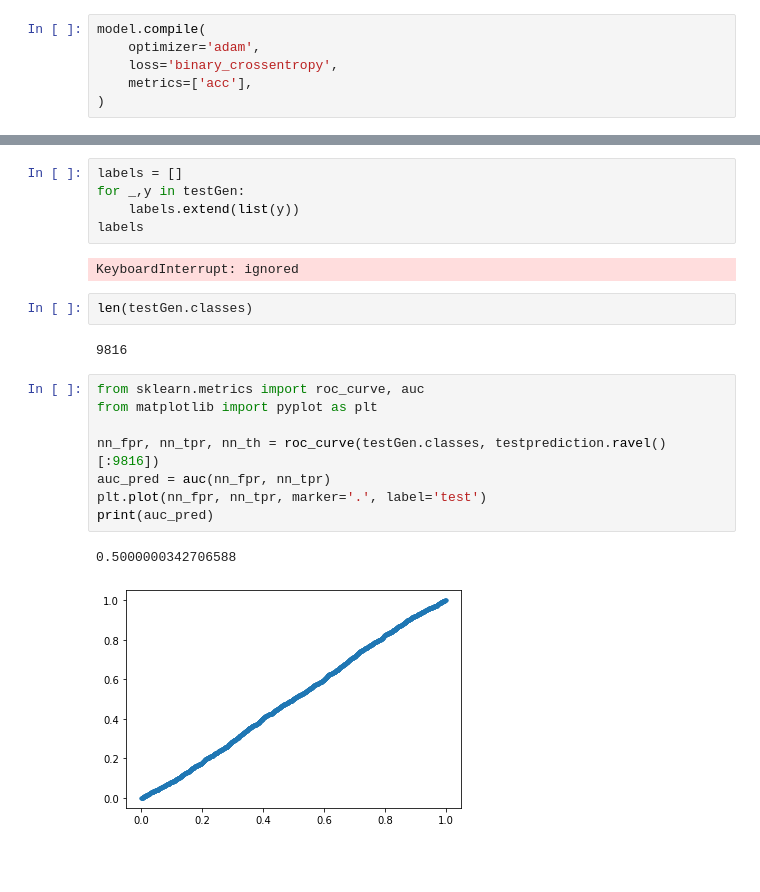
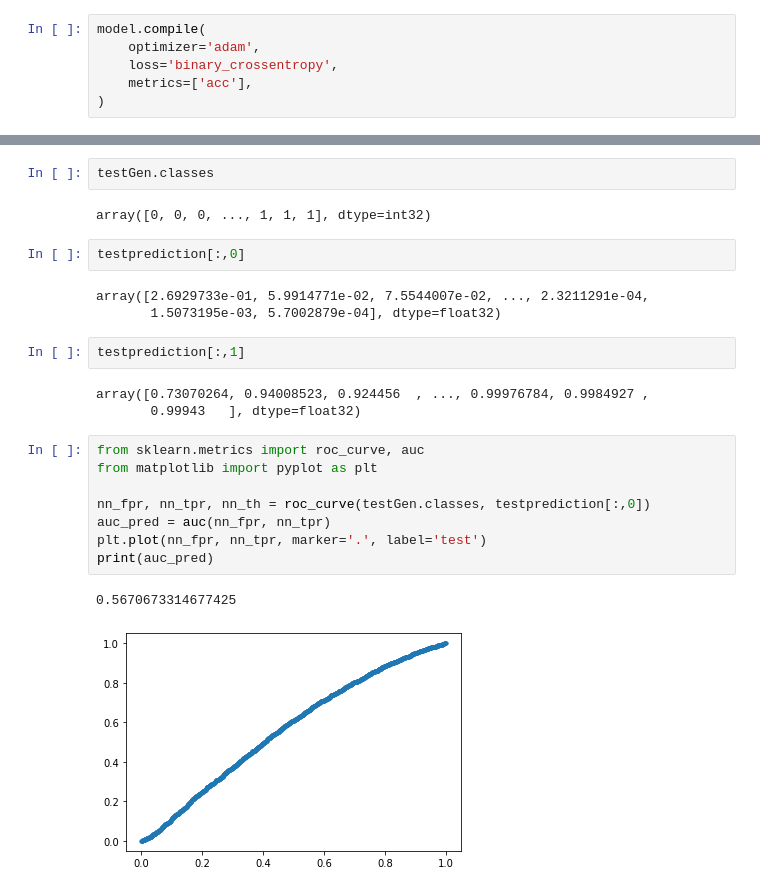
Before and after one commit to BrotherKim/KAIST_CODE, a Jupyter notebook: SEP592/BK_resnet50_BRCA_classification_32_ROC.ipynb, the cells around one changed output, grey strips where cells are left out. Cells and saved outputs as stored; diff of their text form; blank space fills up the shorter version.

```diff
--- a/SEP592/BK_resnet50_BRCA_classification_32_ROC.ipynb
+++ b/SEP592/BK_resnet50_BRCA_classification_32_ROC.ipynb
@@ -392,22 +386,25 @@ print(testprediction)
-# %%
-labels = []
-for _,y in testGen:
-    labels.extend(list(y))
-labels
-# %% [output]
-KeyboardInterrupt: ignored
-# %%
-len(testGen.classes)
-# %% [output]
-9816
+# %%
+testGen.classes
+# %% [output]
+array([0, 0, 0, ..., 1, 1, 1], dtype=int32)
+# %%
+testprediction[:,0]
+# %% [output]
+array([2.6929733e-01, 5.9914771e-02, 7.5544007e-02, ..., 2.3211291e-04,
+       1.5073195e-03, 5.7002879e-04], dtype=float32)
+# %%
+testprediction[:,1]
+# %% [output]
+array([0.73070264, 0.94008523, 0.924456  , ..., 0.99976784, 0.9984927 ,
+       0.99943   ], dtype=float32)
 # %%
 from sklearn.metrics import roc_curve, auc
 from matplotlib import pyplot as plt
 
-nn_fpr, nn_tpr, nn_th = roc_curve(testGen.classes, testprediction.ravel()[:9816])
+nn_fpr, nn_tpr, nn_th = roc_curve(testGen.classes, testprediction[:,0])
 auc_pred = auc(nn_fpr, nn_tpr)
 plt.plot(nn_fpr, nn_tpr, marker='.', label='test')
 print(auc_pred)
 # %% [output]
-0.5000000342706588
+0.5670673314677425
-[figure, old version]
+[figure, new version]
```
Also changed, not shown: parts of 12 cells of this notebook.
